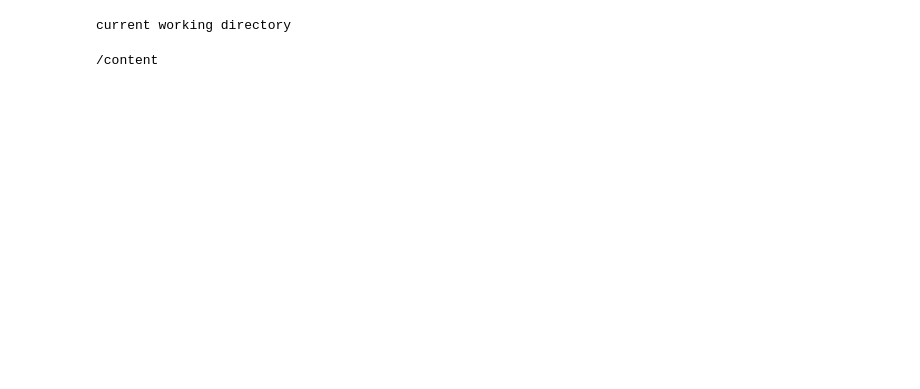
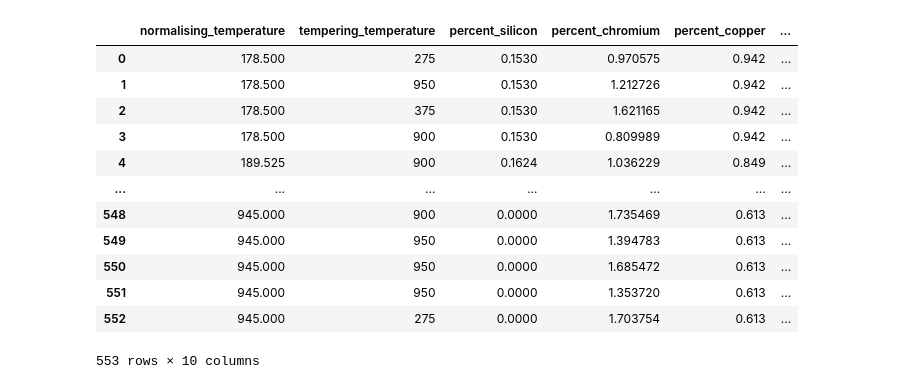
Before and after one commit to Shaw2711/Machine-Learning---CT4101, a Jupyter notebook: CT4101+_+Assignment+2+Sai_Shasank_Dandu.ipynb, the cells around one changed output. Drawn from its saved outputs; the diff is of its cells as text; code cells hidden in the pictures; blank space fills up the shorter version.

```diff
--- a/CT4101+_+Assignment+2+Sai_Shasank_Dandu.ipynb
+++ b/CT4101+_+Assignment+2+Sai_Shasank_Dandu.ipynb
@@ -10,10 +18,17 @@ from sklearn.svm import SVR
-# %%
-print('current working directory')
-# %% [output]
-current working directory
-# %%
-import os
-
-print(os.getcwd())
-# %% [output]
-/content
+# %%
+df = pd.read_csv("steel.csv")
+df
+# %% [output]
+|  | normalising_temperature | tempering_temperature | percent_silicon | percent_chromium | percent_copper | ... |
+| 0 | 178.500 | 275 | 0.1530 | 0.970575 | 0.942 | ... |
+| 1 | 178.500 | 950 | 0.1530 | 1.212726 | 0.942 | ... |
+| 2 | 178.500 | 375 | 0.1530 | 1.621165 | 0.942 | ... |
+| 3 | 178.500 | 900 | 0.1530 | 0.809989 | 0.942 | ... |
+| 4 | 189.525 | 900 | 0.1624 | 1.036229 | 0.849 | ... |
+| ... | ... | ... | ... | ... | ... | ... |
+| 548 | 945.000 | 900 | 0.0000 | 1.735469 | 0.613 | ... |
+| 549 | 945.000 | 950 | 0.0000 | 1.394783 | 0.613 | ... |
+| 550 | 945.000 | 950 | 0.0000 | 1.685472 | 0.613 | ... |
+| 551 | 945.000 | 950 | 0.0000 | 1.353720 | 0.613 | ... |
+| 552 | 945.000 | 275 | 0.0000 | 1.703754 | 0.613 | ... |
+553 rows × 10 columns
```
Also changed, not shown: parts of 11 cells of this notebook.
